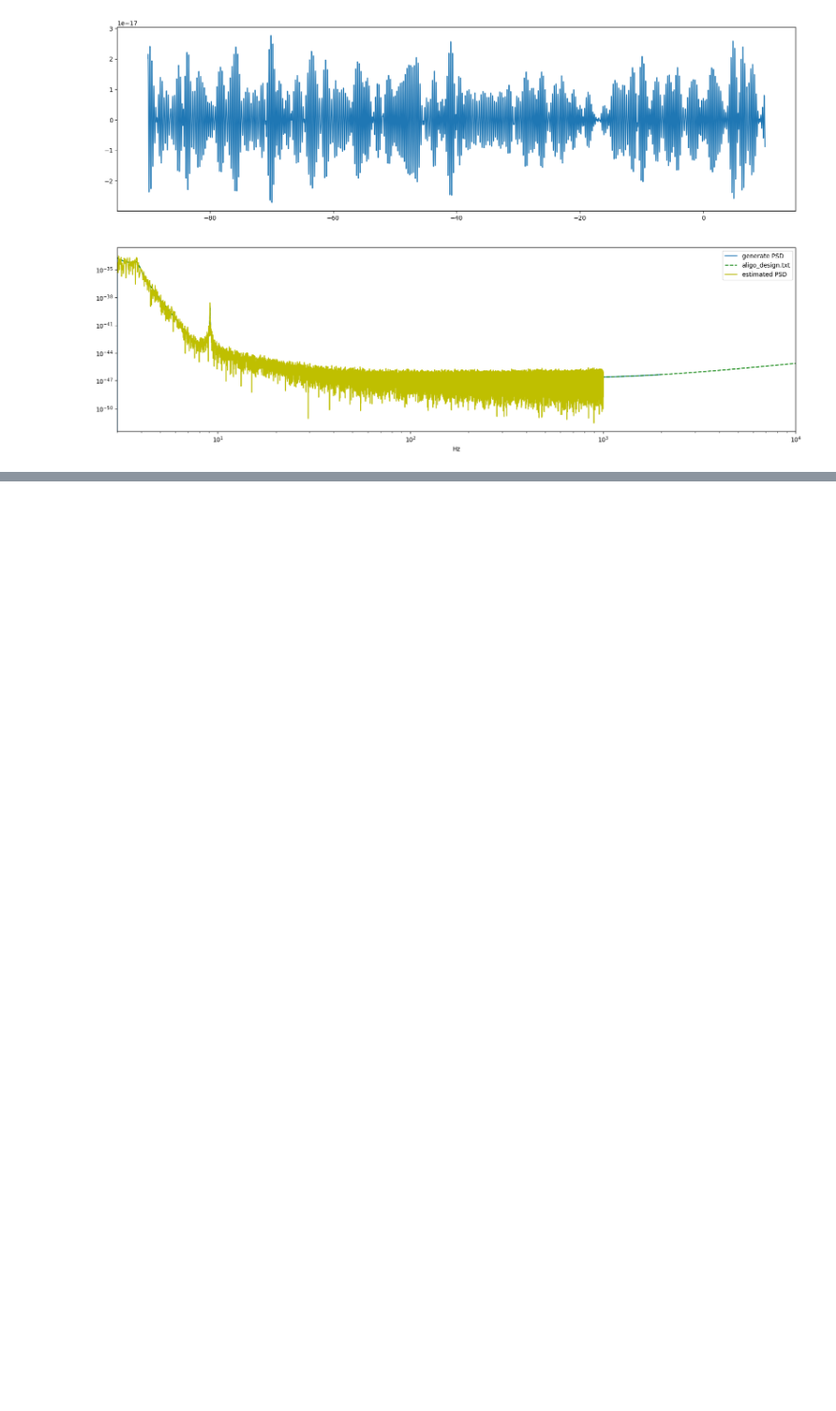
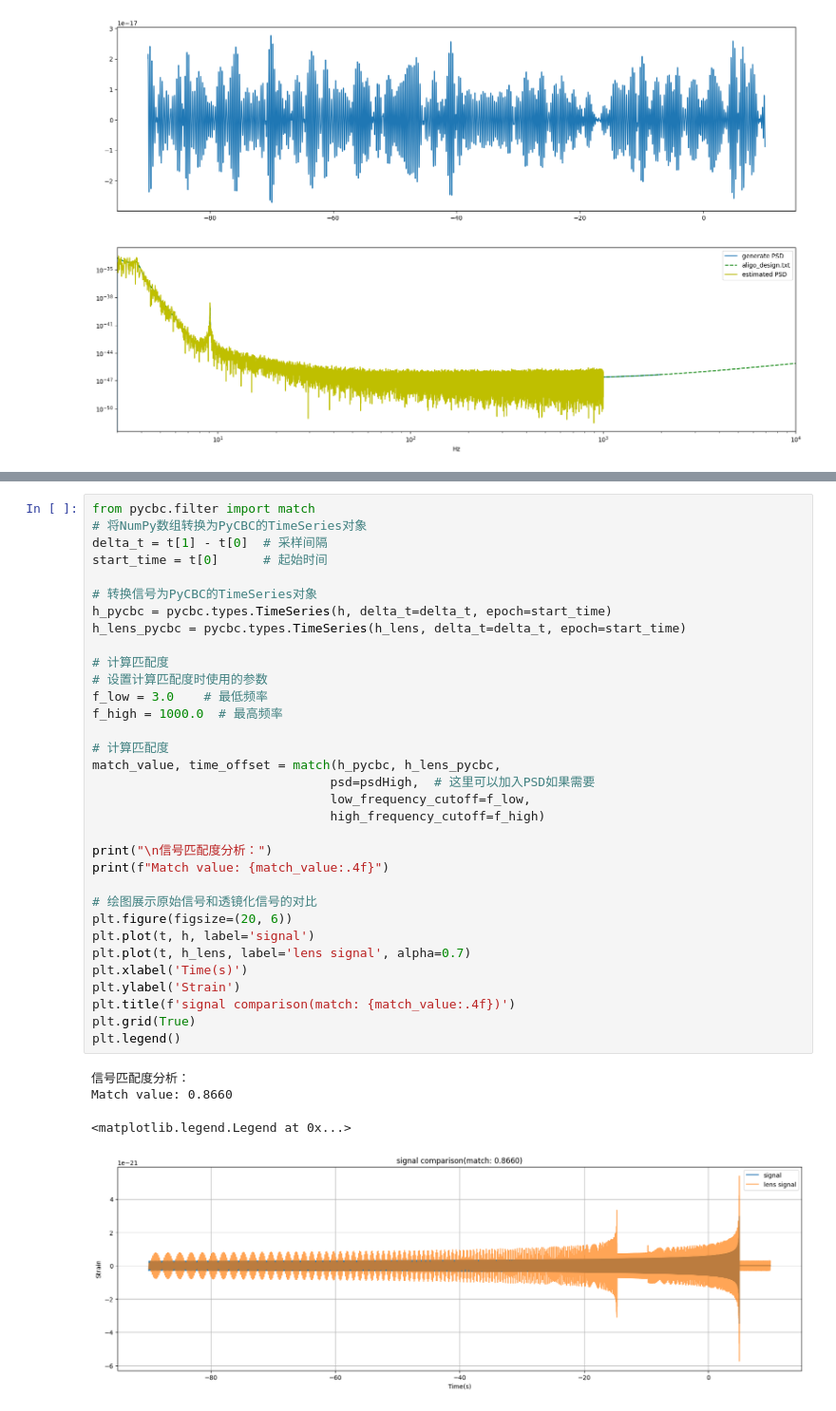
Before and after one commit to WeiQYU/PSO_change, a Jupyter notebook: PSO_change/generate_ligo/generate_signal_noise_data.ipynb, the cells around one changed output, grey strips where cells are left out. Shown at 95% size. Cells and saved outputs as stored; diff of their text form; blank space fills up the shorter version.

```diff
--- a/PSO_change/generate_ligo/generate_signal_noise_data.ipynb
+++ b/PSO_change/generate_ligo/generate_signal_noise_data.ipynb
@@ -407,0 +297,38 @@ plt.show()
+# %%
+from pycbc.filter import match
+# 将NumPy数组转换为PyCBC的TimeSeries对象
+delta_t = t[1] - t[0]  # 采样间隔
+start_time = t[0]      # 起始时间
+
+# 转换信号为PyCBC的TimeSeries对象
+h_pycbc = pycbc.types.TimeSeries(h, delta_t=delta_t, epoch=start_time)
+h_lens_pycbc = pycbc.types.TimeSeries(h_lens, delta_t=delta_t, epoch=start_time)
+
+# 计算匹配度
+# 设置计算匹配度时使用的参数
+f_low = 3.0    # 最低频率
+f_high = 1000.0  # 最高频率
+
+# 计算匹配度
+match_value, time_offset = match(h_pycbc, h_lens_pycbc,
+                                psd=psdHigh,  # 这里可以加入PSD如果需要
+                                low_frequency_cutoff=f_low,
+                                high_frequency_cutoff=f_high)
+
+print("\n信号匹配度分析：")
+print(f"Match value: {match_value:.4f}")
+
+# 绘图展示原始信号和透镜化信号的对比
+plt.figure(figsize=(20, 6))
+plt.plot(t, h, label='signal')
+plt.plot(t, h_lens, label='lens signal', alpha=0.7)
+plt.xlabel('Time(s)')
+plt.ylabel('Strain')
+plt.title(f'signal comparison(match: {match_value:.4f})')
+plt.grid(True)
+plt.legend()
+# %% [output]
+信号匹配度分析：
+Match value: 0.8660
+<matplotlib.legend.Legend at 0x...>
+[figure, added]
```
Also changed, not shown: parts of 15 cells of this notebook, 16 other files.
